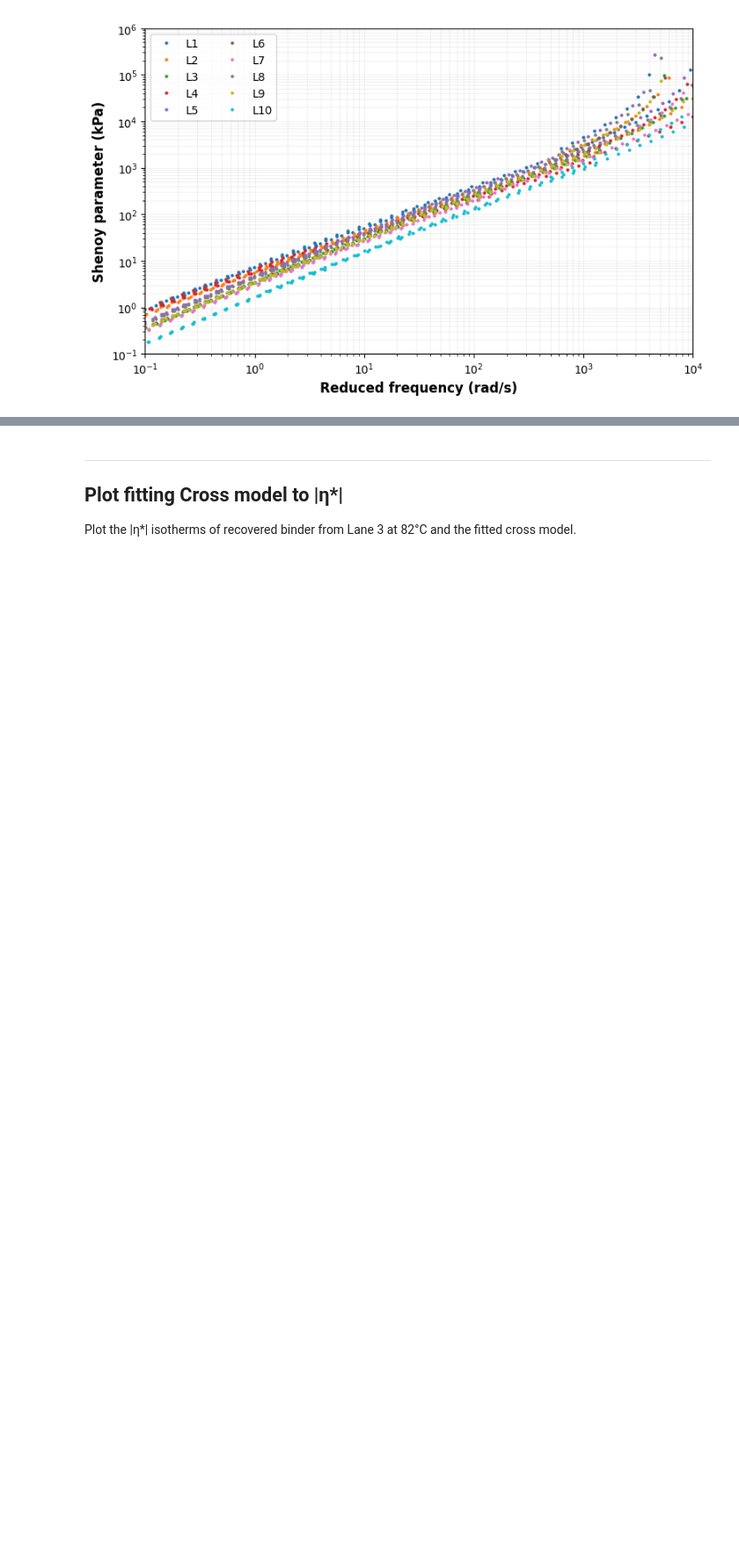
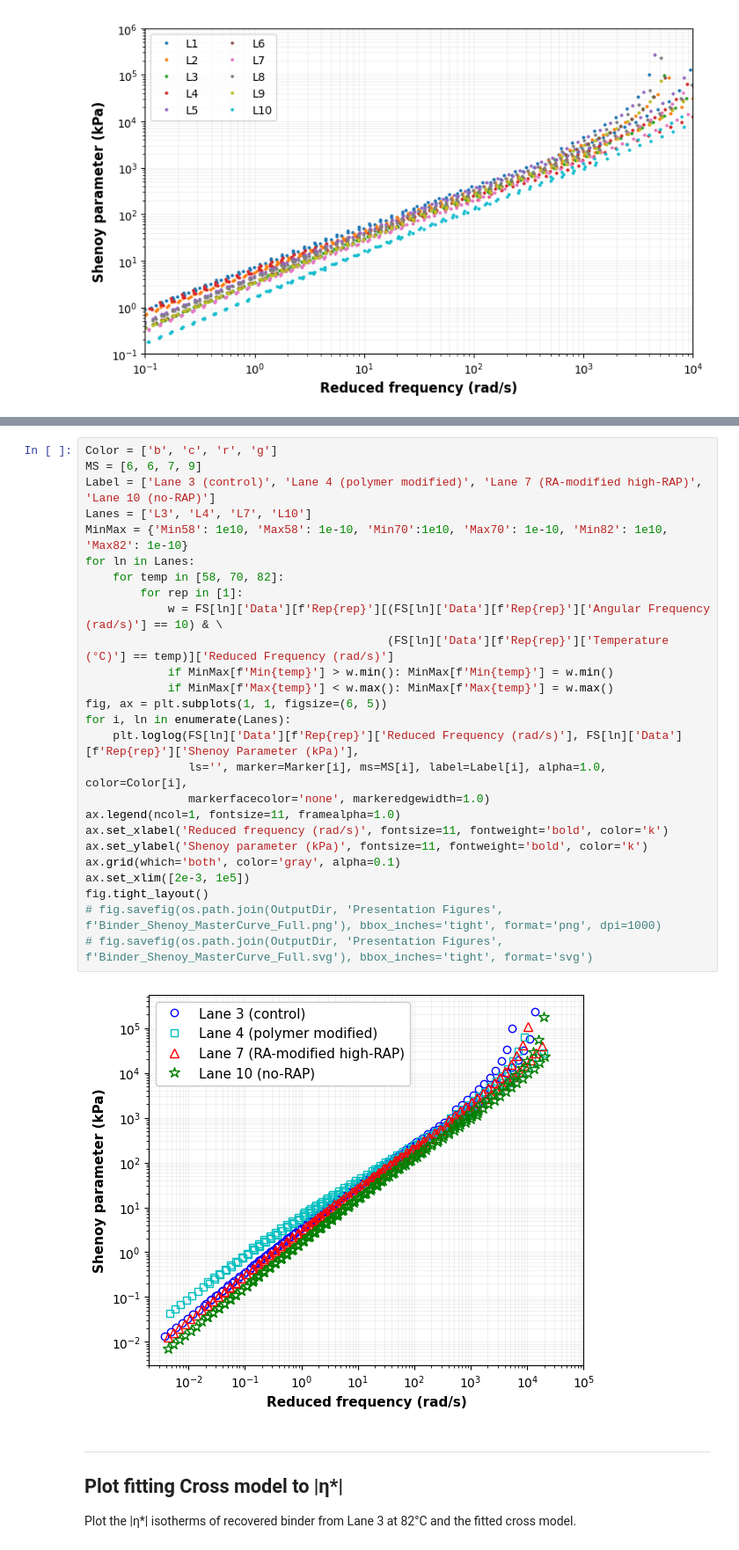
Before and after one commit to TFHRC-ABML/Pub_TRB_RuttingBinderPTF, a Jupyter notebook: Task03_Binder_FrequencySweep.ipynb, the cells around one changed output, grey strips where cells are left out. Shown at 88% size. Saved outputs shown, nothing was run; the diff lists cells and outputs as text; blank space fills up the shorter version.

```diff
--- a/Task03_Binder_FrequencySweep.ipynb
+++ b/Task03_Binder_FrequencySweep.ipynb
@@ -536,6 +533,34 @@ fig.tight_layout()
 # fig.savefig(os.path.join(OutputDir, f'Binder_Shenoy_MasterCurve.svg'), bbox_inches='tight', format='svg')
 # %% [output]
 [figure]
+# %%
+Color = ['b', 'c', 'r', 'g']
+MS = [6, 6, 7, 9]
+Label = ['Lane 3 (control)', 'Lane 4 (polymer modified)', 'Lane 7 (RA-modified high-RAP)', 'Lane 10 (no-RAP)']
+Lanes = ['L3', 'L4', 'L7', 'L10']
+MinMax = {'Min58': 1e10, 'Max58': 1e-10, 'Min70':1e10, 'Max70': 1e-10, 'Min82': 1e10, 'Max82': 1e-10}
+for ln in Lanes:
+    for temp in [58, 70, 82]:
+        for rep in [1]:
+            w = FS[ln]['Data'][f'Rep{rep}'][(FS[ln]['Data'][f'Rep{rep}']['Angular Frequency (rad/s)'] == 10) & \
+                                            (FS[ln]['Data'][f'Rep{rep}']['Temperature (°C)'] == temp)]['Reduced Frequency (rad/s)']
+            if MinMax[f'Min{temp}'] > w.min(): MinMax[f'Min{temp}'] = w.min()
+            if MinMax[f'Max{temp}'] < w.max(): MinMax[f'Max{temp}'] = w.max()
+fig, ax = plt.subplots(1, 1, figsize=(6, 5))
+for i, ln in enumerate(Lanes):
+    plt.loglog(FS[ln]['Data'][f'Rep{rep}']['Reduced Frequency (rad/s)'], FS[ln]['Data'][f'Rep{rep}']['Shenoy Parameter (kPa)'],
+               ls='', marker=Marker[i], ms=MS[i], label=Label[i], alpha=1.0, color=Color[i],
+               markerfacecolor='none', markeredgewidth=1.0)
+ax.legend(ncol=1, fontsize=11, framealpha=1.0)
+ax.set_xlabel('Reduced frequency (rad/s)', fontsize=11, fontweight='bold', color='k')
+ax.set_ylabel('Shenoy parameter (kPa)', fontsize=11, fontweight='bold', color='k')
+ax.grid(which='both', color='gray', alpha=0.1)
+ax.set_xlim([2e-3, 1e5])
+fig.tight_layout()
+# fig.savefig(os.path.join(OutputDir, 'Presentation Figures', f'Binder_Shenoy_MasterCurve_Full.png'), bbox_inches='tight', format='png', dpi=1000)
+# fig.savefig(os.path.join(OutputDir, 'Presentation Figures', f'Binder_Shenoy_MasterCurve_Full.svg'), bbox_inches='tight', format='svg')
+# %% [output]
+[figure, added]
 # %% [markdown]
 _____
 
```
Also changed, not shown: parts of 3 cells of this notebook, 3 other files.
